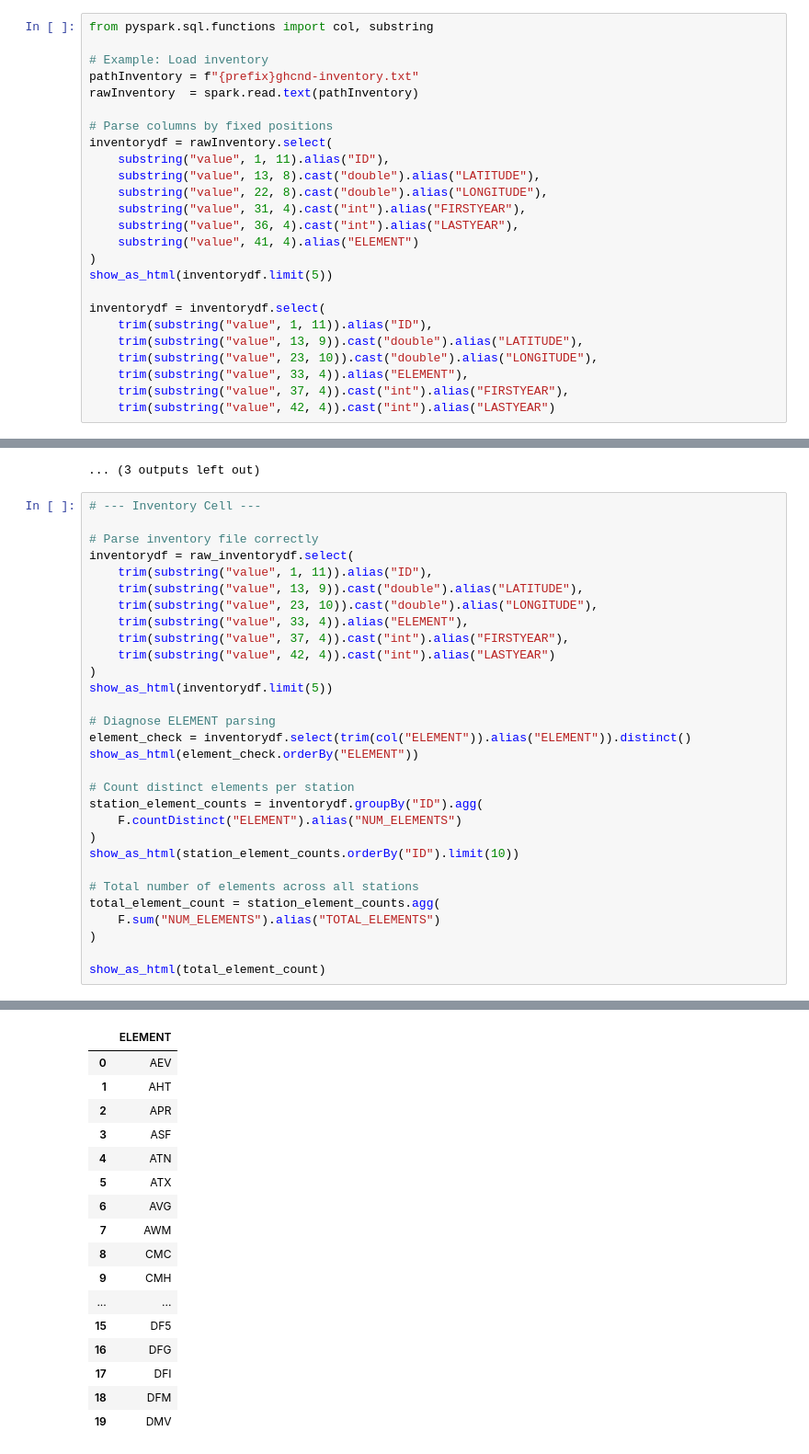
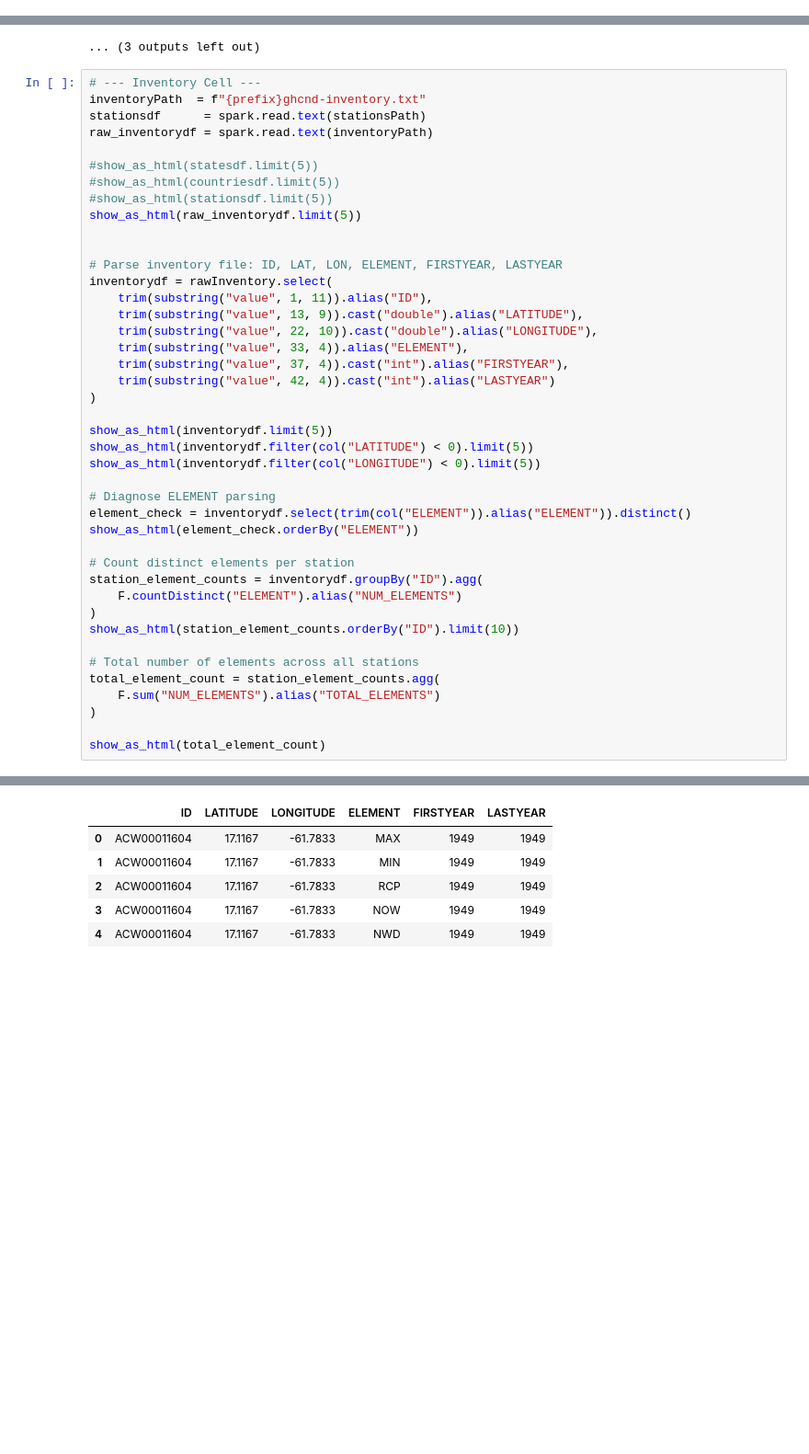
Before and after one commit to david-ewing-nz/ghcn-spark-analysis, a Jupyter notebook: notebooks/01_ghcn_processing.ipynb, the cells around one changed output, grey strips where cells are left out. Shown at 92% size. Drawn from its saved outputs; the diff is of its cells as text; blank space fills up the shorter version.

```diff
--- a/notebooks/01_ghcn_processing.ipynb
+++ b/notebooks/01_ghcn_processing.ipynb
@@ -304,28 +304,3 @@ show_as_html(statesdf.limit(5))
 | 2 | AL | ALABAMA |
 | 3 | AR | ARKANSAS |
 | 4 | AS | AMERICAN SAMOA |
-# %%
-from pyspark.sql.functions import col, substring
-
-# Example: Load inventory
-pathInventory = f"{prefix}ghcnd-inventory.txt"
-rawInventory  = spark.read.text(pathInventory)
-
-# Parse columns by fixed positions
-inventorydf = rawInventory.select(
-    substring("value", 1, 11).alias("ID"),
-    substring("value", 13, 8).cast("double").alias("LATITUDE"),
-    substring("value", 22, 8).cast("double").alias("LONGITUDE"),
-    substring("value", 31, 4).cast("int").alias("FIRSTYEAR"),
-    substring("value", 36, 4).cast("int").alias("LASTYEAR"),
-    substring("value", 41, 4).alias("ELEMENT")
-)
-show_as_html(inventorydf.limit(5))
-
-inventorydf = inventorydf.select(
-    trim(substring("value", 1, 11)).alias("ID"),
-    trim(substring("value", 13, 9)).cast("double").alias("LATITUDE"),
-    trim(substring("value", 23, 10)).cast("double").alias("LONGITUDE"),
-    trim(substring("value", 33, 4)).alias("ELEMENT"),
-    trim(substring("value", 37, 4)).cast("int").alias("FIRSTYEAR"),
-    trim(substring("value", 42, 4)).cast("int").alias("LASTYEAR")
@@ -897,17 +894,29 @@ show_as_html(stations_select.limit(5))
 ... (3 outputs left out)
 # %%
 # --- Inventory Cell ---
+inventoryPath  = f"{prefix}ghcnd-inventory.txt"
+stationsdf      = spark.read.text(stationsPath)
+raw_inventorydf = spark.read.text(inventoryPath)
 
-# Parse inventory file correctly
-inventorydf = raw_inventorydf.select(
+#show_as_html(statesdf.limit(5))
+#show_as_html(countriesdf.limit(5))
+#show_as_html(stationsdf.limit(5))
+show_as_html(raw_inventorydf.limit(5))
+
+
+# Parse inventory file: ID, LAT, LON, ELEMENT, FIRSTYEAR, LASTYEAR
+inventorydf = rawInventory.select(
     trim(substring("value", 1, 11)).alias("ID"),
     trim(substring("value", 13, 9)).cast("double").alias("LATITUDE"),
-    trim(substring("value", 23, 10)).cast("double").alias("LONGITUDE"),
+    trim(substring("value", 22, 10)).cast("double").alias("LONGITUDE"),
     trim(substring("value", 33, 4)).alias("ELEMENT"),
     trim(substring("value", 37, 4)).cast("int").alias("FIRSTYEAR"),
     trim(substring("value", 42, 4)).cast("int").alias("LASTYEAR")
 )
+
 show_as_html(inventorydf.limit(5))
+show_as_html(inventorydf.filter(col("LATITUDE") < 0).limit(5))
+show_as_html(inventorydf.filter(col("LONGITUDE") < 0).limit(5))
 
 # Diagnose ELEMENT parsing
 element_check = inventorydf.select(trim(col("ELEMENT")).alias("ELEMENT")).distinct()
@@ -935,17 +944,6 @@ show_as_html(total_element_count)
-|  | ELEMENT |
-| 0 | AEV |
-| 1 | AHT |
-| 2 | APR |
-| 3 | ASF |
-| 4 | ATN |
-| 5 | ATX |
-| 6 | AVG |
-| 7 | AWM |
-| 8 | CMC |
-| 9 | CMH |
-| ... | ... |
-| 15 | DF5 |
-| 16 | DFG |
-| 17 | DFI |
-| 18 | DFM |
-| 19 | DMV |
+|  | ID | LATITUDE | LONGITUDE | ELEMENT | FIRSTYEAR | LASTYEAR |
+| 0 | ACW00011604 | 17.1167 | -61.7833 | MAX | 1949 | 1949 |
+| 1 | ACW00011604 | 17.1167 | -61.7833 | MIN | 1949 | 1949 |
+| 2 | ACW00011604 | 17.1167 | -61.7833 | RCP | 1949 | 1949 |
+| 3 | ACW00011604 | 17.1167 | -61.7833 | NOW | 1949 | 1949 |
+| 4 | ACW00011604 | 17.1167 | -61.7833 | NWD | 1949 | 1949 |
```
Also changed, not shown: parts of 7 cells of this notebook.
